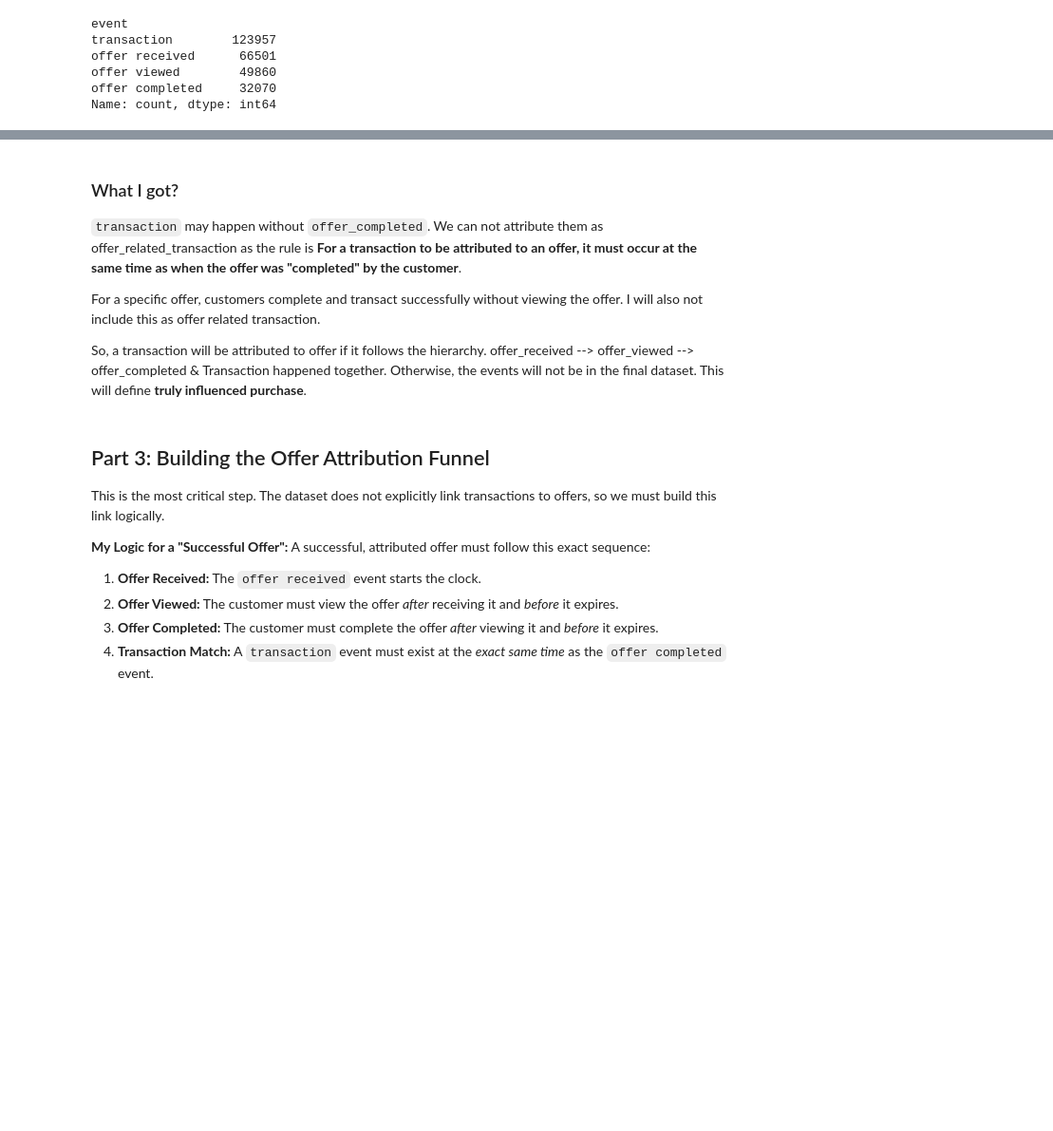
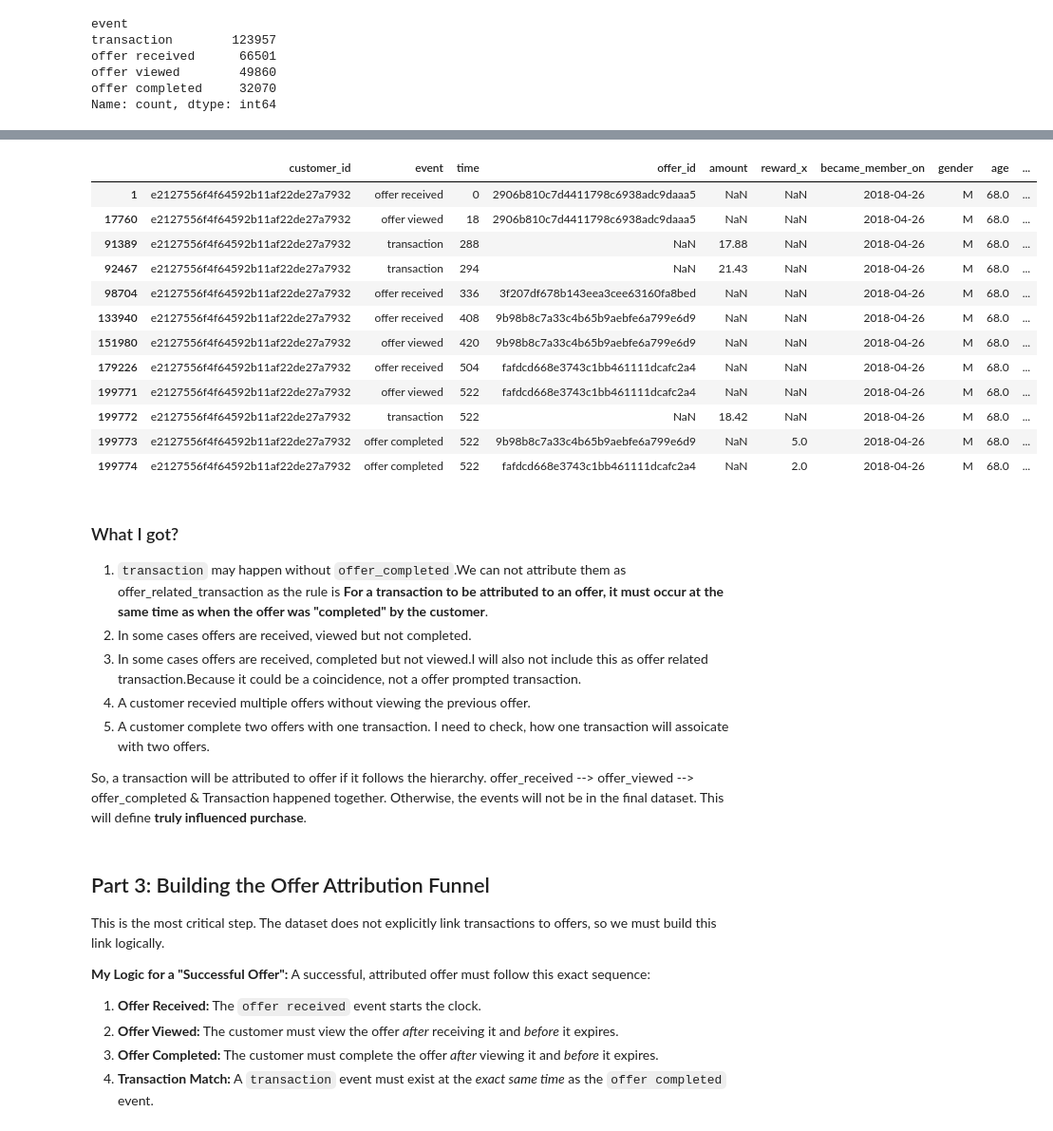
Before and after one commit to irfanzim/Python-Maven-Rewards-Challenge, a Jupyter notebook: Final Analysis.ipynb, the cells around one changed output, grey strips where cells are left out. Shown at 95% size. Cells and saved outputs as stored; diff of their text form; code cells hidden in the pictures; blank space fills up the shorter version.

```diff
--- a/Final Analysis.ipynb
+++ b/Final Analysis.ipynb
@@ -383,8 +405,27 @@ df_master[df_master.customer_id=="0009655768c64bdeb2e877511632db8f"]
+# %%
+# lets check data for some customers to understand the data
+df_master[df_master.customer_id=="e2127556f4f64592b11af22de27a7932"]
+# %% [output]
+|  | customer_id | event | time | offer_id | amount | reward_x | became_member_on | gender | age | ... |
+| 1 | e2127556f4f64592b11af22de27a7932 | offer received | 0 | 2906b810c7d4411798c6938adc9daaa5 | NaN | NaN | 2018-04-26 | M | 68.0 | ... |
+| 17760 | e2127556f4f64592b11af22de27a7932 | offer viewed | 18 | 2906b810c7d4411798c6938adc9daaa5 | NaN | NaN | 2018-04-26 | M | 68.0 | ... |
+| 91389 | e2127556f4f64592b11af22de27a7932 | transaction | 288 | NaN | 17.88 | NaN | 2018-04-26 | M | 68.0 | ... |
+| 92467 | e2127556f4f64592b11af22de27a7932 | transaction | 294 | NaN | 21.43 | NaN | 2018-04-26 | M | 68.0 | ... |
+| 98704 | e2127556f4f64592b11af22de27a7932 | offer received | 336 | 3f207df678b143eea3cee63160fa8bed | NaN | NaN | 2018-04-26 | M | 68.0 | ... |
+| 133940 | e2127556f4f64592b11af22de27a7932 | offer received | 408 | 9b98b8c7a33c4b65b9aebfe6a799e6d9 | NaN | NaN | 2018-04-26 | M | 68.0 | ... |
+| 151980 | e2127556f4f64592b11af22de27a7932 | offer viewed | 420 | 9b98b8c7a33c4b65b9aebfe6a799e6d9 | NaN | NaN | 2018-04-26 | M | 68.0 | ... |
+| 179226 | e2127556f4f64592b11af22de27a7932 | offer received | 504 | fafdcd668e3743c1bb461111dcafc2a4 | NaN | NaN | 2018-04-26 | M | 68.0 | ... |
+| 199771 | e2127556f4f64592b11af22de27a7932 | offer viewed | 522 | fafdcd668e3743c1bb461111dcafc2a4 | NaN | NaN | 2018-04-26 | M | 68.0 | ... |
+| 199772 | e2127556f4f64592b11af22de27a7932 | transaction | 522 | NaN | 18.42 | NaN | 2018-04-26 | M | 68.0 | ... |
+| 199773 | e2127556f4f64592b11af22de27a7932 | offer completed | 522 | 9b98b8c7a33c4b65b9aebfe6a799e6d9 | NaN | 5.0 | 2018-04-26 | M | 68.0 | ... |
+| 199774 | e2127556f4f64592b11af22de27a7932 | offer completed | 522 | fafdcd668e3743c1bb461111dcafc2a4 | NaN | 2.0 | 2018-04-26 | M | 68.0 | ... |
 # %% [markdown]
 ### What I got?
-`transaction` may happen without `offer_completed`. We can not attribute them as offer_related_transaction as the rule is **For a transaction to be attributed to an offer, it must occur at the same time as when the offer was "completed" by the customer**.
-
-For a specific offer, customers complete and transact successfully without viewing the offer. I will also not include this as offer related transaction.
+1. `transaction` may happen without `offer_completed`.We can not attribute them as offer_related_transaction as the rule is **For a transaction to be attributed to an offer, it must occur at the same time as when the offer was "completed" by the customer**.
+2. In some cases offers are received, viewed but not completed.
+3. In some cases offers are received, completed but not viewed.I will also not include this as offer related transaction.Because it could be a coincidence, not a offer prompted transaction.
+4. A customer recevied multiple offers without viewing the previous offer.
+5. A customer complete two offers with one transaction. I need to check, how one transaction will assoicate with two offers.
 
 So, a transaction will be attributed to offer if it follows the hierarchy. offer_received --> offer_viewed --> offer_completed & Transaction happened together. Otherwise, the events will not be in the final dataset. This will define **truly influenced purchase**.
 # %% [markdown]
```
Also changed, not shown: parts of 181 cells of this notebook, 1 other file.
